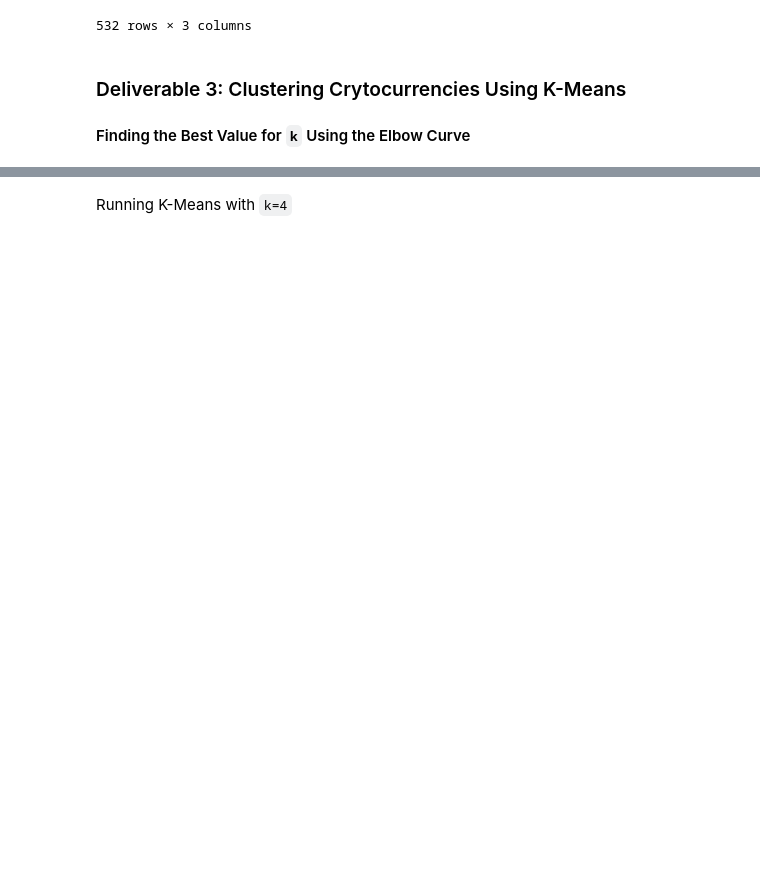
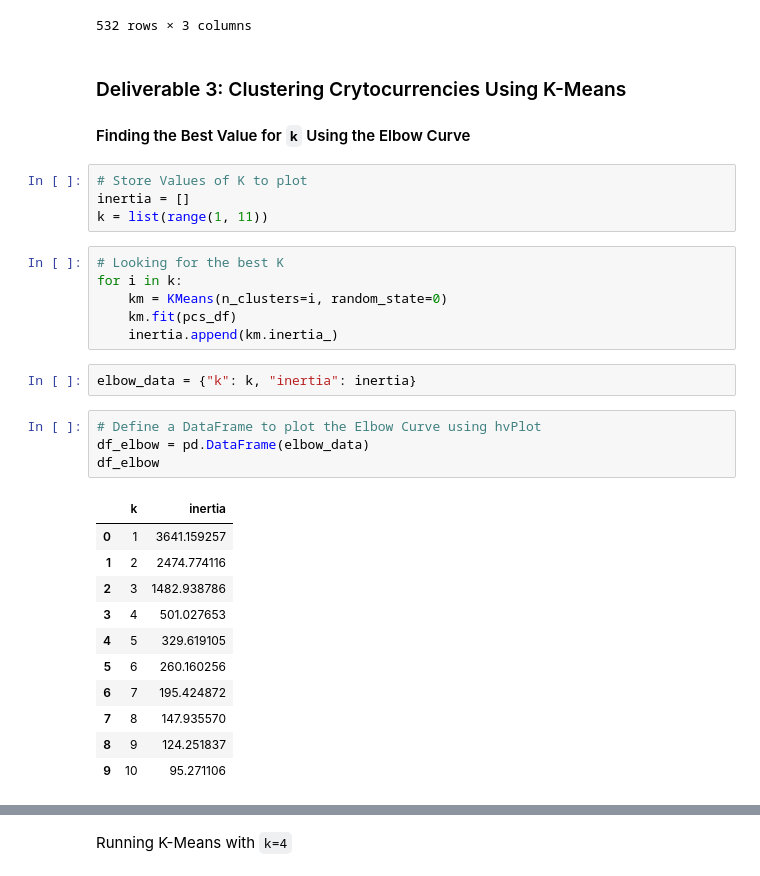
Before and after one commit to sbull32/Cryptocurrencies, a Jupyter notebook: crypto_clustering.ipynb, the cells around one changed output, grey strips where cells are left out. Drawn from its saved outputs; the diff is of its cells as text; blank space fills up the shorter version.

```diff
--- a/crypto_clustering.ipynb
+++ b/crypto_clustering.ipynb
@@ -259,4 +259,32 @@ pcs_df
 ### Deliverable 3: Clustering Crytocurrencies Using K-Means
 
 #### Finding the Best Value for `k` Using the Elbow Curve
+# %%
+# Store Values of K to plot
+inertia = []
+k = list(range(1, 11))
+# %%
+# Looking for the best K
+for i in k:
+    km = KMeans(n_clusters=i, random_state=0)
+    km.fit(pcs_df)
+    inertia.append(km.inertia_)
+# %%
+elbow_data = {"k": k, "inertia": inertia}
+# %%
+# Define a DataFrame to plot the Elbow Curve using hvPlot
+df_elbow = pd.DataFrame(elbow_data)
+df_elbow
+# %% [output]
+|  | k | inertia |
+| 0 | 1 | 3641.159257 |
+| 1 | 2 | 2474.774116 |
+| 2 | 3 | 1482.938786 |
+| 3 | 4 | 501.027653 |
+| 4 | 5 | 329.619105 |
+| 5 | 6 | 260.160256 |
+| 6 | 7 | 195.424872 |
+| 7 | 8 | 147.935570 |
+| 8 | 9 | 124.251837 |
+| 9 | 10 | 95.271106 |
 # %%
```
Also changed, not shown: parts of 12 cells of this notebook.
